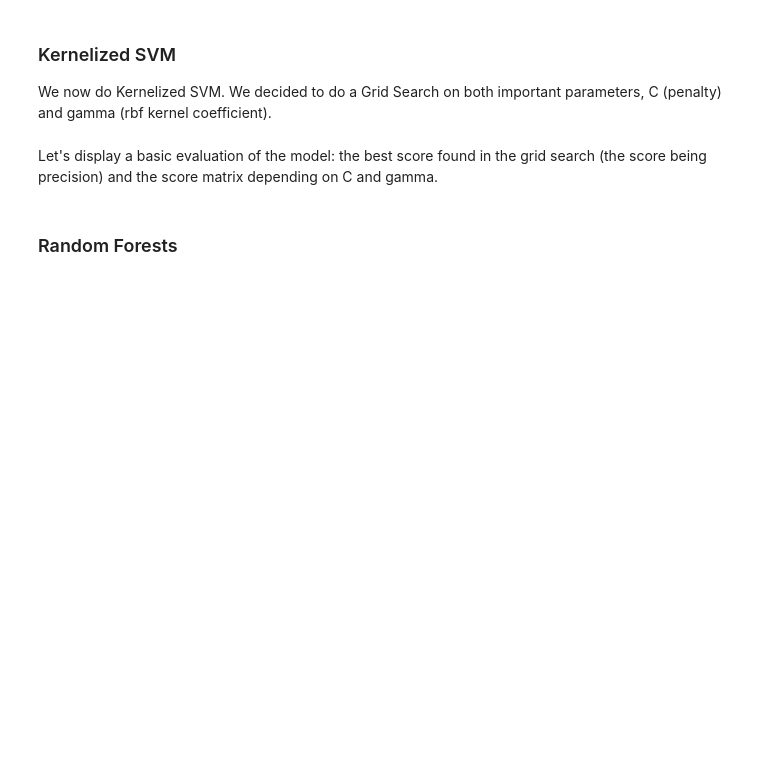
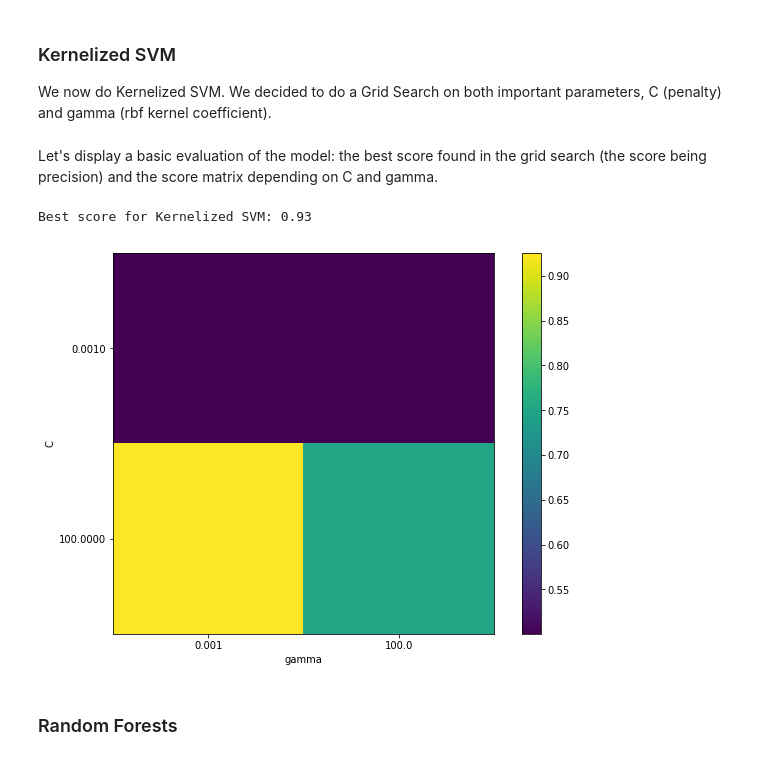
Before and after one commit to aml-spring-19/medical_payment_classification, a Jupyter notebook: HW3.ipynb, the cells around one changed output. Saved outputs shown, nothing was run; the diff lists cells and outputs as text; code cells hidden in the pictures; blank space fills up the shorter version.

```diff
--- a/HW3.ipynb
+++ b/HW3.ipynb
@@ -790,7 +788,7 @@ pipe_svc = Pipeline([('preprocessing', prepsc), ('svc', svc)])
 param_grid_svc = {'svc__C': np.logspace(-3, 2, 2),
                    'svc__gamma': np.logspace(-3, 2, 2)}
 
-grid_svc = GridSearchCV(pipe_svc, param_grid_svc, cv=5)
+grid_svc = GridSearchCV(pipe_svc, param_grid_svc, cv=5, n_jobs=-1)
 _ = grid_svc.fit(X_train, y_train)
 # %% [markdown]
 Let's display a basic evaluation of the model: the best score found in the grid search (the score being precision) and the score matrix depending on C and gamma.
@@ -800,16 +795,22 @@ print("Best score for Kernelized SVM: " + str(s_svc))
+# %%
+print("Best score for Kernelized SVM: {}".format(np.round(grid_svc.best_score_, 2)))
+# %% [output]
+Best score for Kernelized SVM: 0.93
 # %%
 res = pd.pivot_table(pd.DataFrame(grid_svc.cv_results_),
-                     values='mean_test_score', index='param_svc_C',
+                     values='mean_test_score', index='param_svc__C',
                      columns='param_svc__gamma')
 plt.figure(figsize = (10,7))
 plt.imshow(res)
 plt.colorbar()
 Cs = param_grid_svc['svc__C']
-gammas = np.array(param_grid_en['svc__gamma'])
+gammas = np.array(param_grid_svc['svc__gamma'])
 plt.xlabel("gamma")
 plt.ylabel("C")
 plt.yticks(range(len(Cs)), ["{:.4f}".format(a) for a in Cs])
 plt.xticks(range(len(gammas)), gammas);
+# %% [output]
+[figure, added]
 # %% [markdown]
 ### Random Forests
 # %% [markdown]
```
Also changed, not shown: parts of 31 cells of this notebook.
